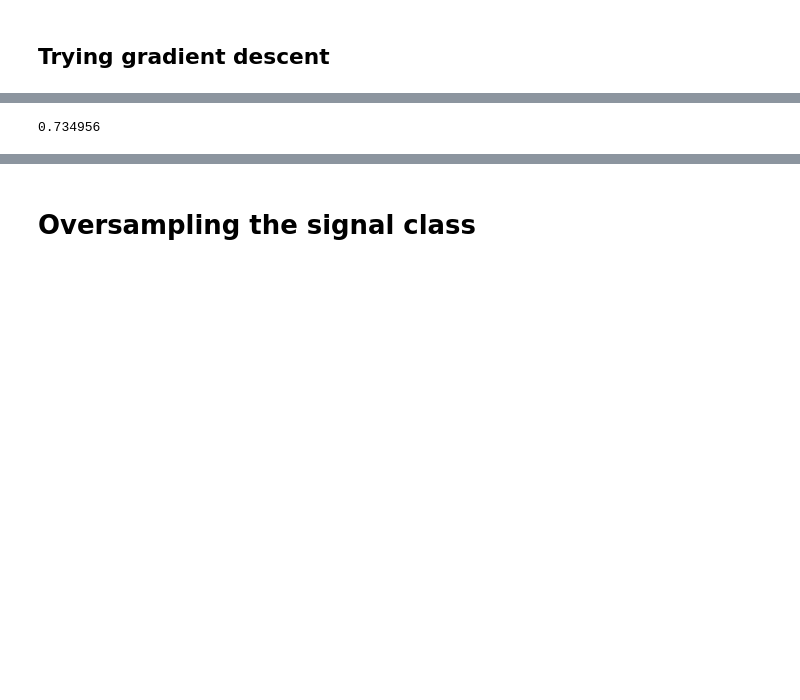
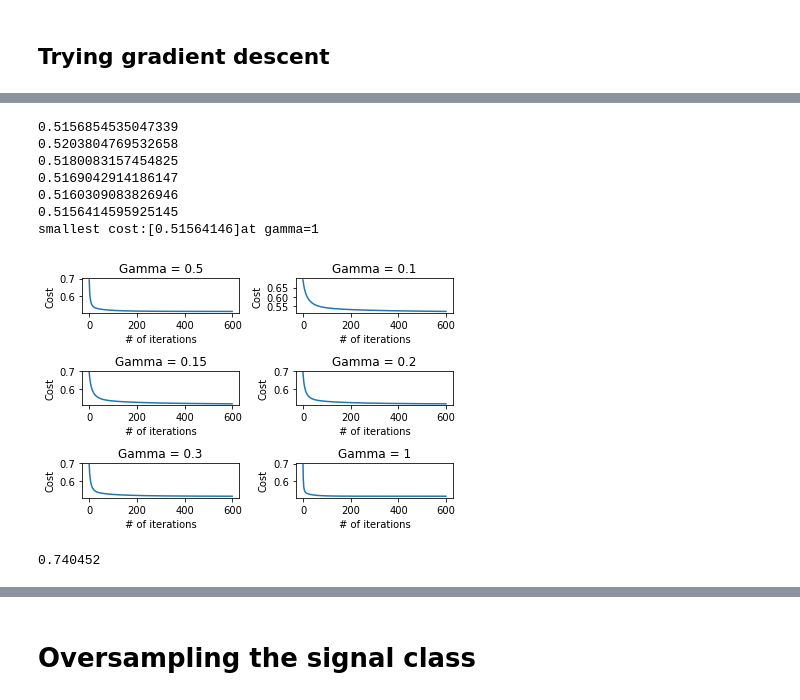
Before and after one commit to plechoss/CS-433-Project1, a Jupyter notebook: project1.ipynb, the cells around one changed output, grey strips where cells are left out. Cells and saved outputs as stored; diff of their text form; code cells hidden in the pictures; blank space fills up the shorter version.

```diff
--- a/project1.ipynb
+++ b/project1.ipynb
@@ -279,11 +303,48 @@ iter: 1000 loss: 0.18083316931498886
+# %%
+# compare different values of gamma for gradient descent
+max_iters = 600
+gamma = [0.5, 0.1, 0.15, 0.2, 0.3, 1]
+batch_size = 1
+whichLoss = 100
+which = 100
+losses = np.ndarray([len(gamma),1])
+w = np.ndarray([len(gamma), X_standardized.shape[1]])
+for i in range(len(gamma)):
+    loss, wi = gradient_descent(Y, X_standardized, np.random.random(X_standardized.shape[1]), max_iters, gamma[i])
+    plt.tight_layout()
+    plt.subplot(int(str(32)+str(i+1)))
+    plt.plot(loss)
+    plt.xlabel("# of iterations")
+    plt.ylabel("Cost")
+    plt.title("Gamma = " + str(gamma[i]))
+    print(loss[-1])
+    if(loss[-1] < whichLoss):
+        whichLoss = loss[-1]
+        which = i
+    losses[i] = loss[-1]
+    w[i,:] = wi
+
+print("smallest cost:" + str(losses[which]) + "at gamma=" + str(gamma[which]))
+# %% [output]
+0.5156854535047339
+0.5203804769532658
+0.5180083157454825
+0.5169042914186147
+0.5160309083826946
+0.5156414595925145
+smallest cost:[0.51564146]at gamma=1
+[figure, added]
 # %%
-Y_predicted = predict(X_standardized, w)
-Y_labeled = label_results(Y_predicted)
+try:
+    Y_predicted = predict(X_standardized, w)
+except:
+    Y_predicted = predict(X_standardized, w[which,:])
+Y_labeled = label_results(Y_predicted, 0.46)
 print(performance(Y_labeled, label_results(Y)))
 # 0.735 for mse
 #0.74038 for cross-enthropy
 # %% [output]
-0.734956
+0.740452
 # %%
 evaluate_performance(label_results(Y), Y_labeled)
 # %%
```
Also changed, not shown: parts of 13 cells of this notebook.
